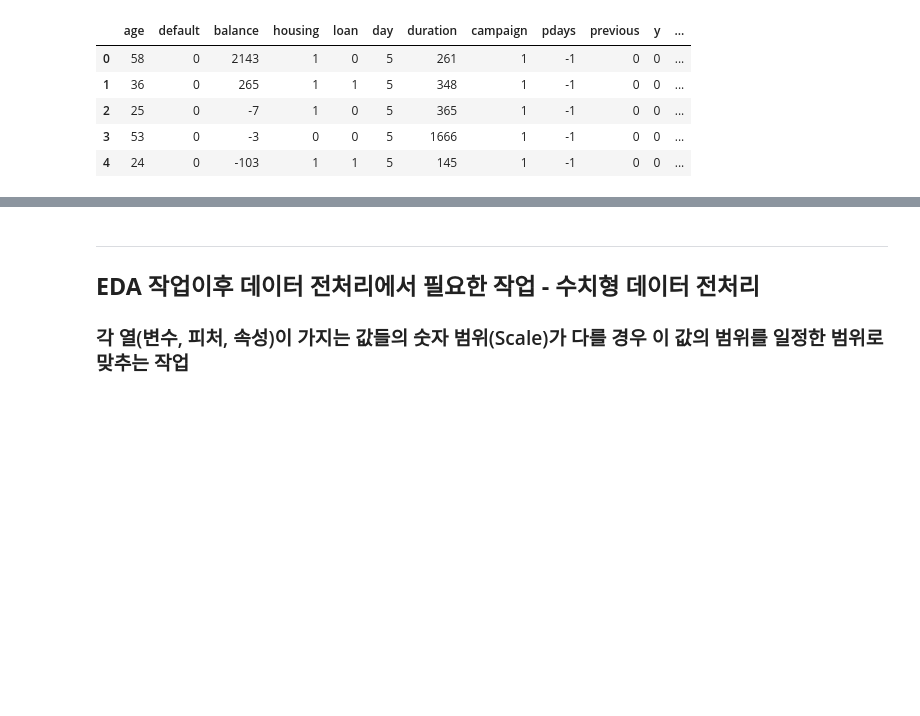
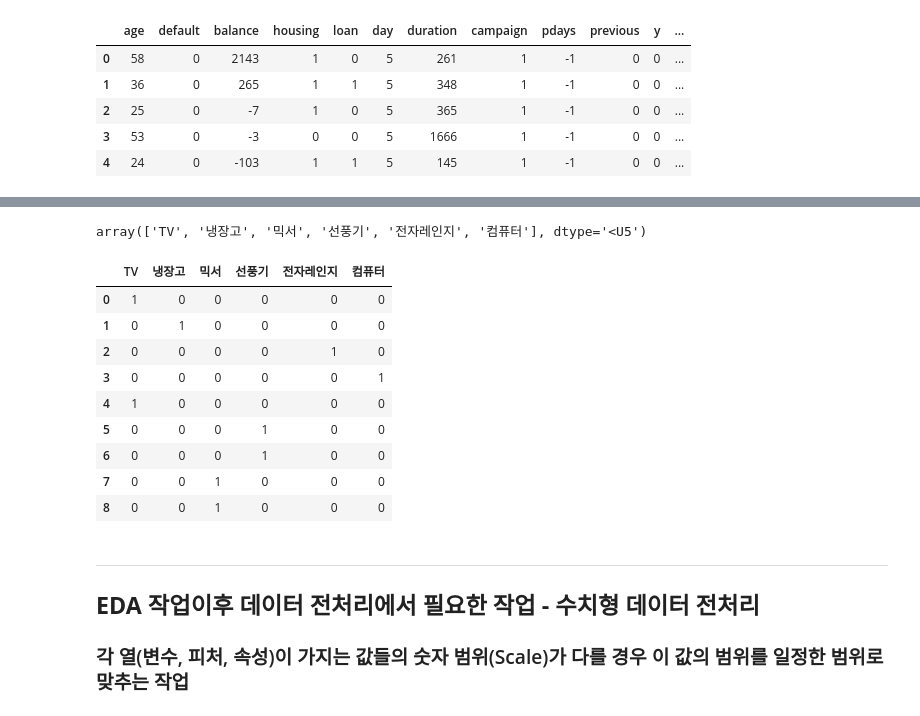
Before and after one commit to dwinf/TIL, a Jupyter notebook: 파이썬/pandas/exam11.ipynb, the cells around one changed output, grey strips where cells are left out. Cells and saved outputs as stored; diff of their text form; code cells hidden in the pictures; blank space fills up the shorter version.

```diff
--- a/파이썬/pandas/exam11.ipynb
+++ b/파이썬/pandas/exam11.ipynb
@@ -832,0 +924,10 @@ bank_df_new.to_csv('output/bank-prep.csv', index=False)
+# %%
+import pandas as pd
+from sklearn.preprocessing import LabelBinarizer
+jobs_encoder = LabelBinarizer()
+# %%
+items=['TV', '냉장고', '전자레인지', '컴퓨터', 'TV', '선풍기', '선풍기', '믹서', '믹서']
+# %%
+jobs_encoder.fit(items)
+transformed = jobs_encoder.transform(items)
+transformed
@@ -833,3 +944,21 @@ bank_df_new.to_csv('output/bank-prep.csv', index=False)
+# %%
+jobs_encoder.classes_
+# %% [output]
+array(['TV', '냉장고', '믹서', '선풍기', '전자레인지', '컴퓨터'], dtype='<U5')
+# %%
+ohe_df = pd.DataFrame(transformed, columns=jobs_encoder.classes_)
+ohe_df
+# %% [output]
+|  | TV | 냉장고 | 믹서 | 선풍기 | 전자레인지 | 컴퓨터 |
+| 0 | 1 | 0 | 0 | 0 | 0 | 0 |
+| 1 | 0 | 1 | 0 | 0 | 0 | 0 |
+| 2 | 0 | 0 | 0 | 0 | 1 | 0 |
+| 3 | 0 | 0 | 0 | 0 | 0 | 1 |
+| 4 | 1 | 0 | 0 | 0 | 0 | 0 |
+| 5 | 0 | 0 | 0 | 1 | 0 | 0 |
+| 6 | 0 | 0 | 0 | 1 | 0 | 0 |
+| 7 | 0 | 0 | 1 | 0 | 0 | 0 |
+| 8 | 0 | 0 | 1 | 0 | 0 | 0 |
 # %% [markdown]
 ----
 ## **EDA 작업이후 데이터 전처리에서 필요한 작업 - 수치형 데이터 전처리**
```
Also changed, not shown: parts of 10 cells of this notebook, 4 other files.
